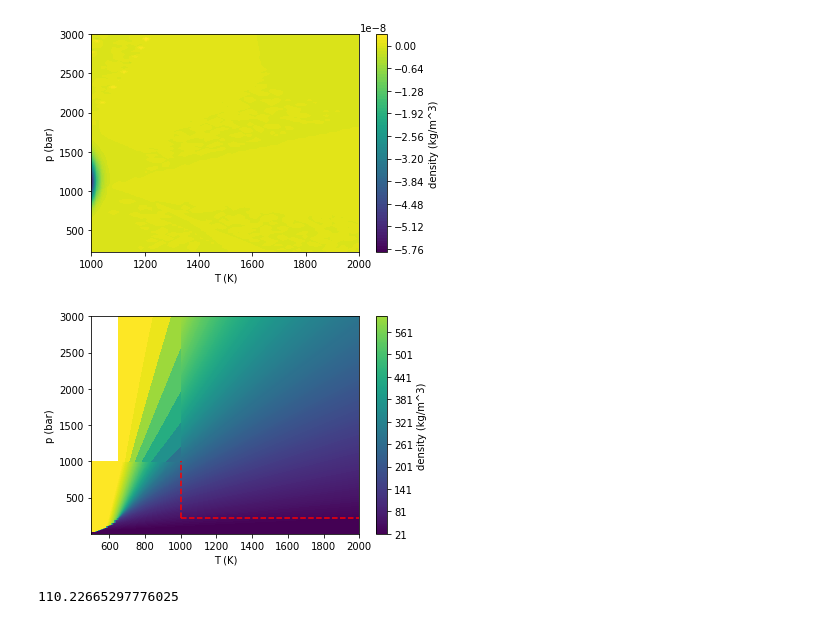
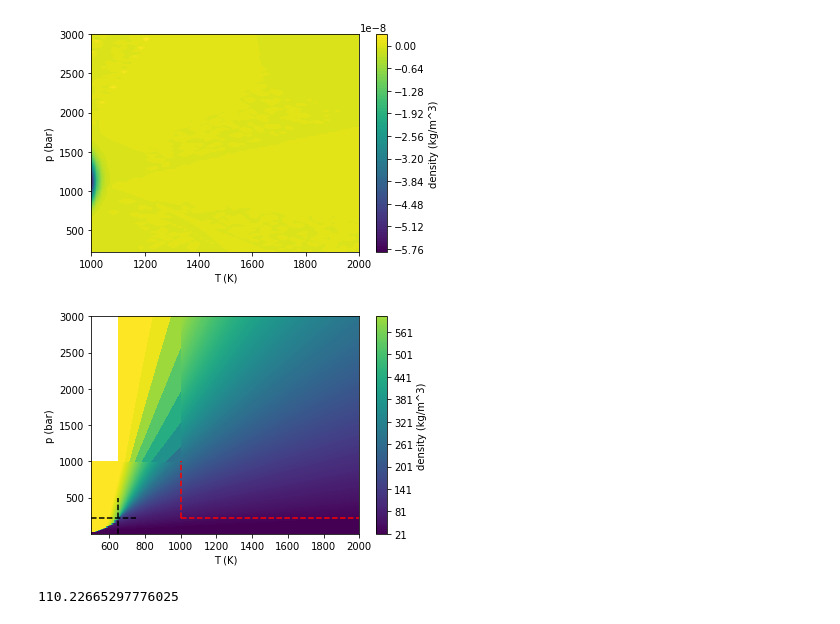
Before and after one commit to fredriclam/quail_volcano, a Jupyter notebook: src/physics/multiphasevpT/virial_water_extension.ipynb, the cells around one changed output. Drawn from its saved outputs; the diff is of its cells as text; code cells hidden in the pictures.

```diff
--- a/src/physics/multiphasevpT/virial_water_extension.ipynb
+++ b/src/physics/multiphasevpT/virial_water_extension.ipynb
@@ -327,37 +329,37 @@ caxis = (20,700)
 
 plt.clf()
 plt.contourf(T_subcrit, p_subcrit, rho_xsteam, levels=200)
 plt.ylabel("p (bar)")
 plt.xlabel("T (K)")
 plt.clim(caxis)
 
 plt.contourf(T_coldhigh, p_coldhigh, rho_xsteam_coldhigh, levels=200)
 plt.ylabel("p (bar)")
 plt.xlabel("T (K)")
 plt.clim(caxis)
 
 # plt.figure()
 plt.contourf(T, p, rho, levels=200)
 plt.ylabel("p (bar)")
 plt.xlabel("T (K)")
 plt.clim(caxis)
 
 cb = plt.colorbar(label="density (kg/m^3)")
 
 # Plot boundaries
 plt.plot(hz_T, hz_p, 'r--')
 plt.plot(vt_T, vt_p, 'r--')
-# Plot supercrits
-plt.plot(_T_crit*np.array([1,1]), np.array([1,500]))
-
+# Plot crits
+plt.plot(_T_crit*np.array([1,1]), np.array([1,500]), 'k--')
+plt.plot(np.array([500,750]), _p_crit*np.array([1,1]), 'k--')
 # Plot high uncertainty region
 pcold2, Tcold2 = np.meshgrid(np.linspace(1000, 3000, 100),
   np.linspace(650,1000,100))
 rhocold2 = rho_newton(pcold2, Tcold2, max_newton_iters=32, newton_abs_tol=1e-7)[0]
 plt.contourf(Tcold2, pcold2, rhocold2, levels=10)
 plt.clim(caxis)
 # %% [output]
-[figure, old version]
+[figure, new version]
 # %%
 xsteam.rho_pt(50, 1073)
 # %% [output]
```
Also changed, not shown: parts of 6 cells of this notebook, 4 other files.
